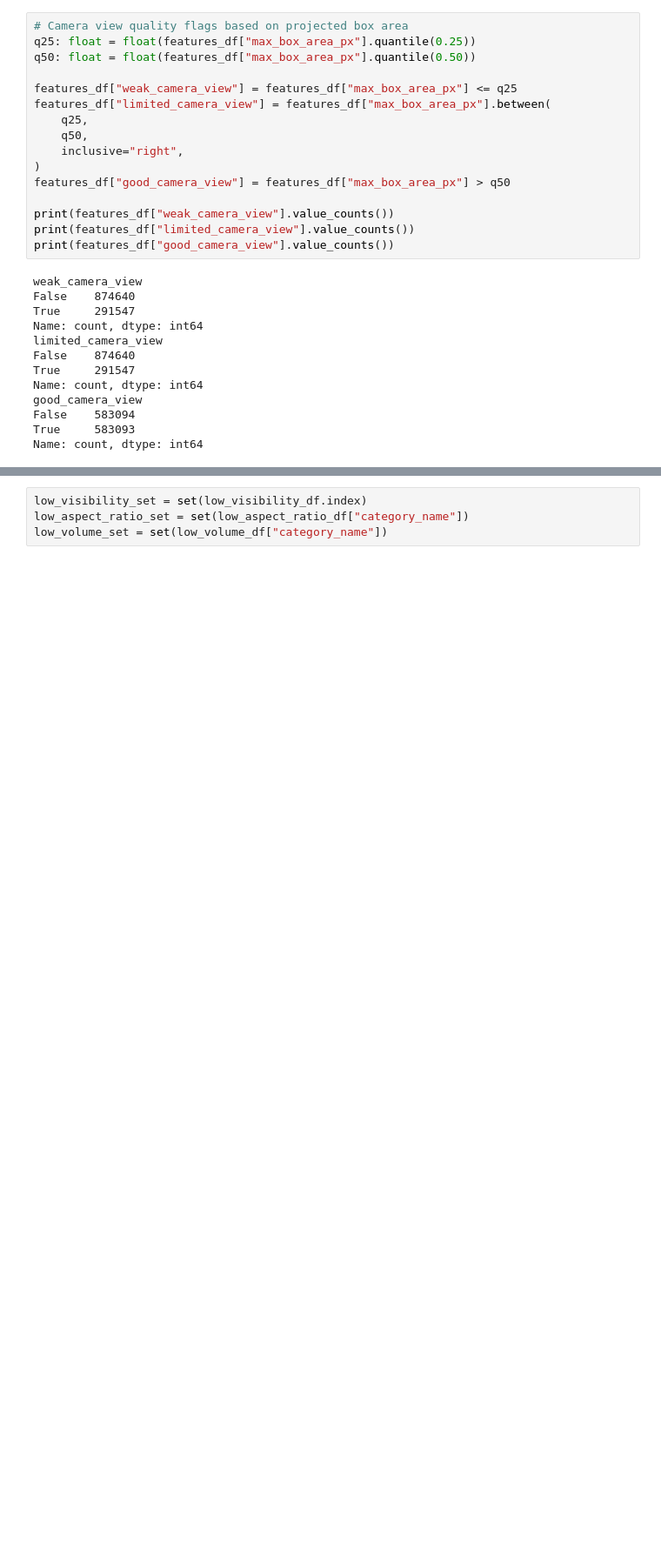
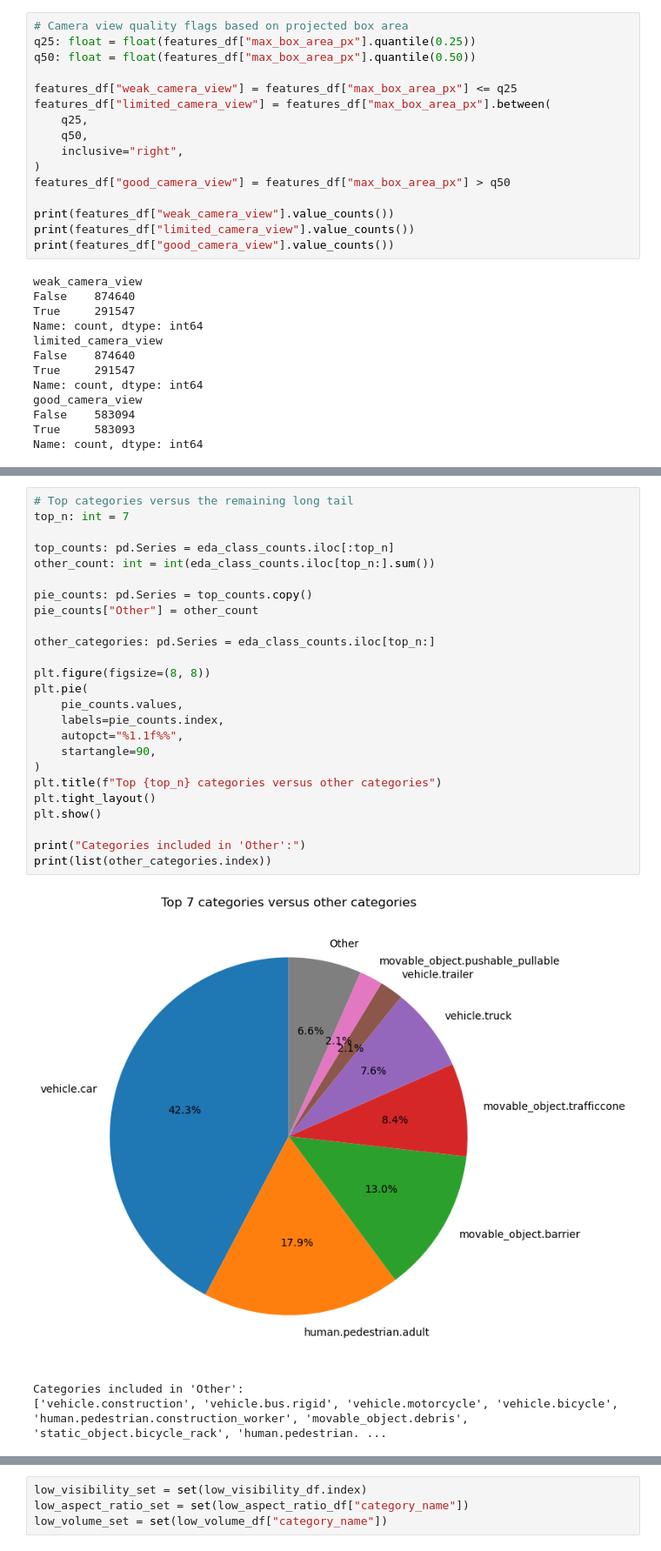
Before and after one commit to darkcyan-ugli-fruit/nuscenes-multimodal-learning, a Jupyter notebook: notebooks/00_EDA.ipynb, the cells around one changed output, grey strips where cells are left out. Shown at 87% size. Saved outputs shown, nothing was run; the diff lists cells and outputs as text; blank space fills up the shorter version.

```diff
--- a/notebooks/00_EDA.ipynb
+++ b/notebooks/00_EDA.ipynb
@@ -1254,0 +1011,29 @@ low_visibility_df
+# %%
+# Top categories versus the remaining long tail
+top_n: int = 7
+
+top_counts: pd.Series = eda_class_counts.iloc[:top_n]
+other_count: int = int(eda_class_counts.iloc[top_n:].sum())
+
+pie_counts: pd.Series = top_counts.copy()
+pie_counts["Other"] = other_count
+
+other_categories: pd.Series = eda_class_counts.iloc[top_n:]
+
+plt.figure(figsize=(8, 8))
+plt.pie(
+    pie_counts.values,
+    labels=pie_counts.index,
+    autopct="%1.1f%%",
+    startangle=90,
+)
+plt.title(f"Top {top_n} categories versus other categories")
+plt.tight_layout()
+plt.show()
+
+print("Categories included in 'Other':")
+print(list(other_categories.index))
+# %% [output]
+[figure, added]
+Categories included in 'Other':
+['vehicle.construction', 'vehicle.bus.rigid', 'vehicle.motorcycle', 'vehicle.bicycle', 'human.pedestrian.construction_worker', 'movable_object.debris', 'static_object.bicycle_rack', 'human.pedestrian. ...
```
Also changed, not shown: parts of 56 cells of this notebook.
